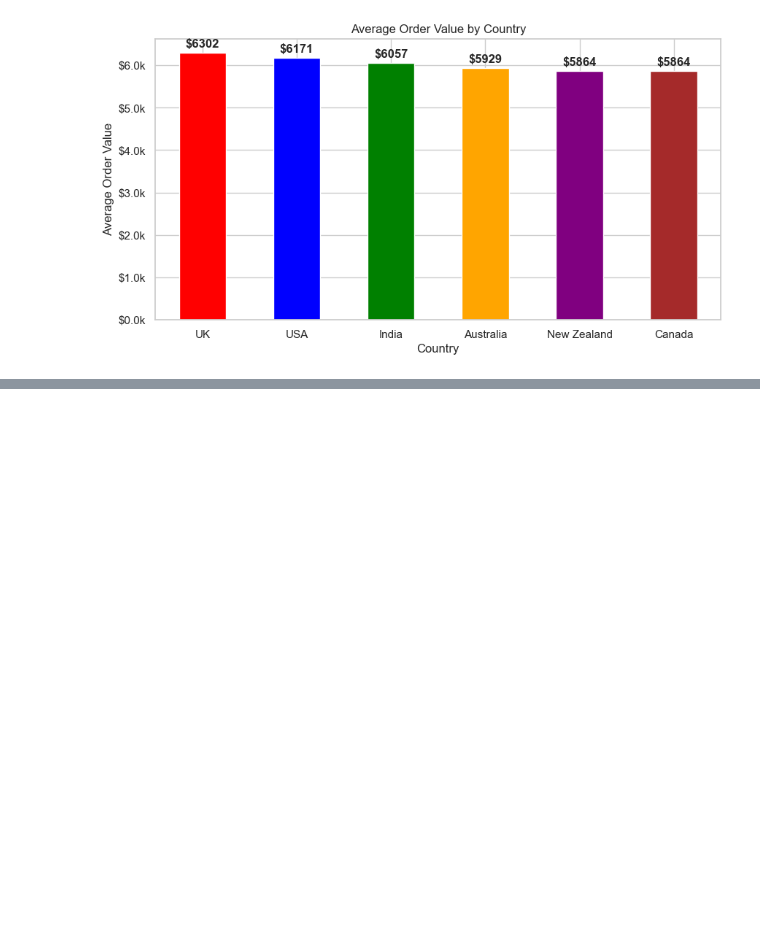
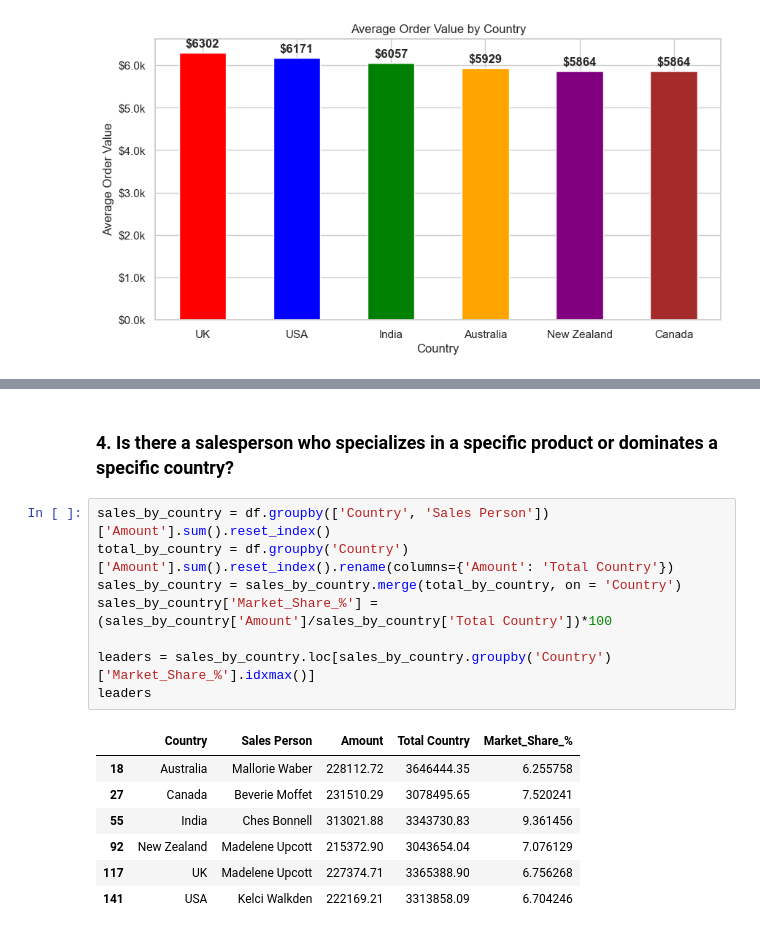
Before and after one commit to anxmarks/Chocolate-Sales, a Jupyter notebook: notebooks/02_visualization.ipynb, the cells around one changed output, grey strips where cells are left out. Cells and saved outputs as stored; diff of their text form; blank space fills up the shorter version.

Commit message:
Sales Team Performance

```diff
--- a/notebooks/02_visualization.ipynb
+++ b/notebooks/02_visualization.ipynb
@@ -323,0 +359,18 @@ plt.xticks(rotation=0)
+# %% [markdown]
+### 4. Is there a salesperson who specializes in a specific product or dominates a specific country?
+# %%
+sales_by_country = df.groupby(['Country', 'Sales Person'])['Amount'].sum().reset_index()
+total_by_country = df.groupby('Country')['Amount'].sum().reset_index().rename(columns={'Amount': 'Total Country'})
+sales_by_country = sales_by_country.merge(total_by_country, on = 'Country')
+sales_by_country['Market_Share_%'] = (sales_by_country['Amount']/sales_by_country['Total Country'])*100
+
+leaders = sales_by_country.loc[sales_by_country.groupby('Country')['Market_Share_%'].idxmax()]
+leaders
+# %% [output]
+|  | Country | Sales Person | Amount | Total Country | Market_Share_% |
+| 18 | Australia | Mallorie Waber | 228112.72 | 3646444.35 | 6.255758 |
+| 27 | Canada | Beverie Moffet | 231510.29 | 3078495.65 | 7.520241 |
+| 55 | India | Ches Bonnell | 313021.88 | 3343730.83 | 9.361456 |
+| 92 | New Zealand | Madelene Upcott | 215372.90 | 3043654.04 | 7.076129 |
+| 117 | UK | Madelene Upcott | 227374.71 | 3365388.90 | 6.756268 |
+| 141 | USA | Kelci Walkden | 222169.21 | 3313858.09 | 6.704246 |
```
Also changed, not shown: parts of 9 cells of this notebook.
